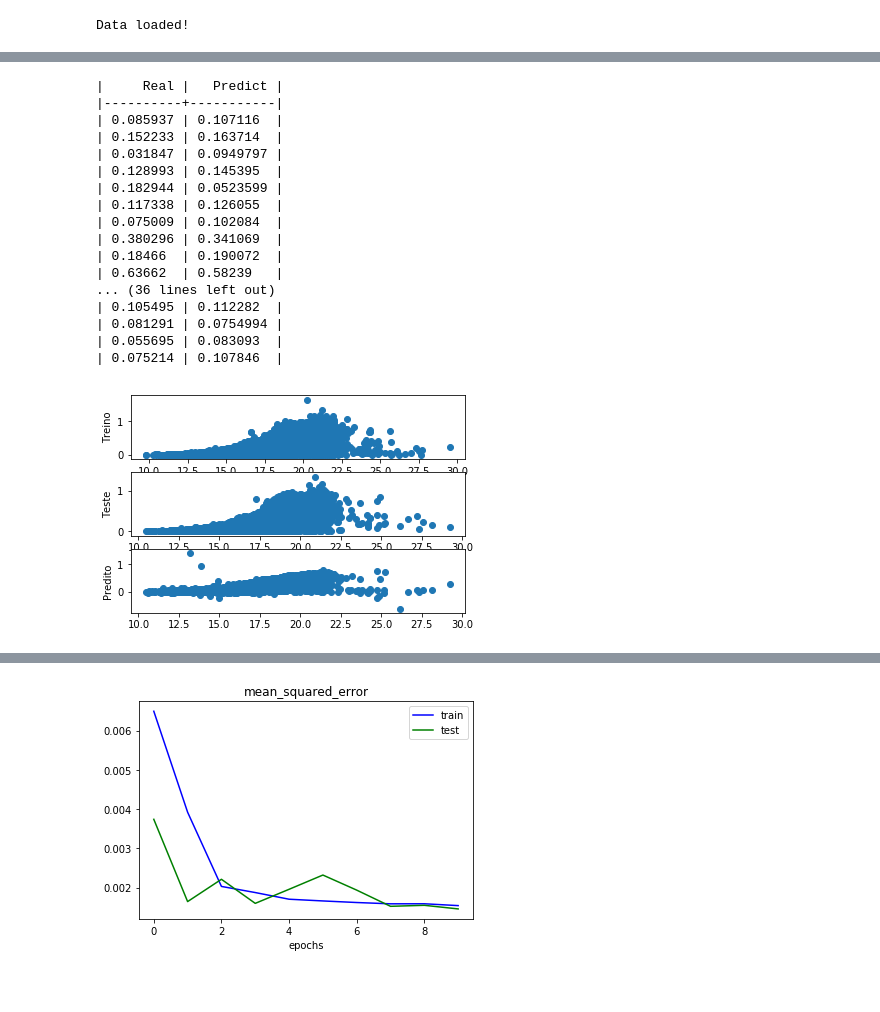
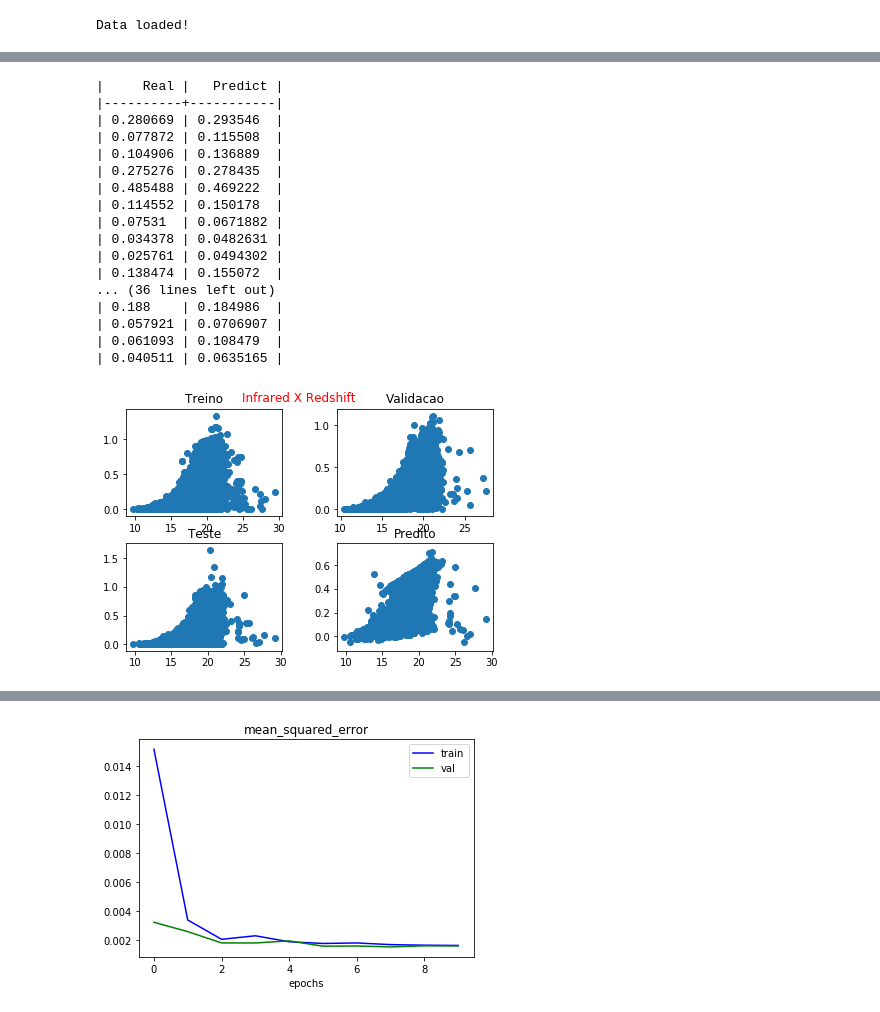
Before and after one commit to AILAB-CEFET-RJ/parsl-ml-workflow, a Jupyter notebook: jupyter/notebooks/cnn_full_conn_redshift.ipynb, the cells around one changed output, grey strips where cells are left out. Drawn from its saved outputs; the diff is of its cells as text; code cells hidden in the pictures; blank space fills up the shorter version.

```diff
--- a/jupyter/notebooks/cnn_full_conn_redshift.ipynb
+++ b/jupyter/notebooks/cnn_full_conn_redshift.ipynb
@@ -13,7 +13,8 @@ train_file = 'datasets/train.csv'
 X = loadtxt(train_file, usecols=(1, 2, 3, 4, 5, 6, 7, 8, 9, 10), unpack=True, delimiter=',').T
 Y = loadtxt(train_file, unpack=True, usecols=(11), delimiter=',')
 
-X_train, X_test, y_train, y_test = train_test_split(X, Y)
+X_train, X_test, y_train, y_test = train_test_split(X, Y, test_size=0.2, random_state=1)
+X_train, X_val, y_train, y_val = train_test_split(X_train, y_train, test_size=0.2, random_state=1)
 
 print('Data loaded!')
 # %% [output]
@@ -21,14 +22,14 @@ Data loaded!
 # %%
 def create_baseline_model():
     model = Sequential()
-    model.add(Dense(100, input_dim=10, activation='relu'))
-    model.add(Dense(100, activation='relu'))
+    model.add(Dense(250, input_dim=10, activation='relu'))
+    model.add(Dense(125, activation='relu'))
     model.add(Dense(1, activation='linear'))
     model.compile(loss='mse', optimizer='adam', metrics=['mse'])
 
     return model
 # %%
 model = create_baseline_model()
-hist = model.fit(X_train, y_train, validation_data=(X_test, y_test), epochs=10)
+hist = model.fit(X_train, y_train, validation_data=(X_val, y_val), epochs=10)
 preds = model.predict(X_test)
 # %% [output]
@@ -57,33 +58,33 @@ plot_table(real, pred)
 # %% [output]
 |     Real |   Predict |
 |----------+-----------|
-| 0.085937 | 0.107116  |
-| 0.152233 | 0.163714  |
-| 0.031847 | 0.0949797 |
-| 0.128993 | 0.145395  |
-| 0.182944 | 0.0523599 |
-| 0.117338 | 0.126055  |
-| 0.075009 | 0.102084  |
-| 0.380296 | 0.341069  |
-| 0.18466  | 0.190072  |
-| 0.63662  | 0.58239   |
+| 0.280669 | 0.293546  |
+| 0.077872 | 0.115508  |
+| 0.104906 | 0.136889  |
+| 0.275276 | 0.278435  |
+| 0.485488 | 0.469222  |
+| 0.114552 | 0.150178  |
+| 0.07531  | 0.0671882 |
+| 0.034378 | 0.0482631 |
+| 0.025761 | 0.0494302 |
+| 0.138474 | 0.155072  |
 ... (36 lines left out)
-| 0.105495 | 0.112282  |
-| 0.081291 | 0.0754994 |
-| 0.055695 | 0.083093  |
-| 0.075214 | 0.107846  |
+| 0.188    | 0.184986  |
+| 0.057921 | 0.0706907 |
+| 0.061093 | 0.108479  |
+| 0.040511 | 0.0635165 |
 # %%
-plot_scatter(X_train, y_train, X_test, y_test, preds)
+plot_scatter(X_train, y_train, X_val, y_val, X_test, y_test, preds, show_only=True)
 # %% [output]
-[figure, old version]
+[figure, new version]
 # %% [markdown]
 ### Adhafera:
 
 ![](redshift.png)
 # %%
-plot(hist.history, 'mean_squared_error')
+plot(hist.history, 'mean_squared_error', show_only=True)
 # %% [output]
-[figure, old version]
+[figure, new version]
 # %% [markdown]
 ### Adhafera:
 
```
Also changed, not shown: parts of 2 cells of this notebook, 6 other files.
